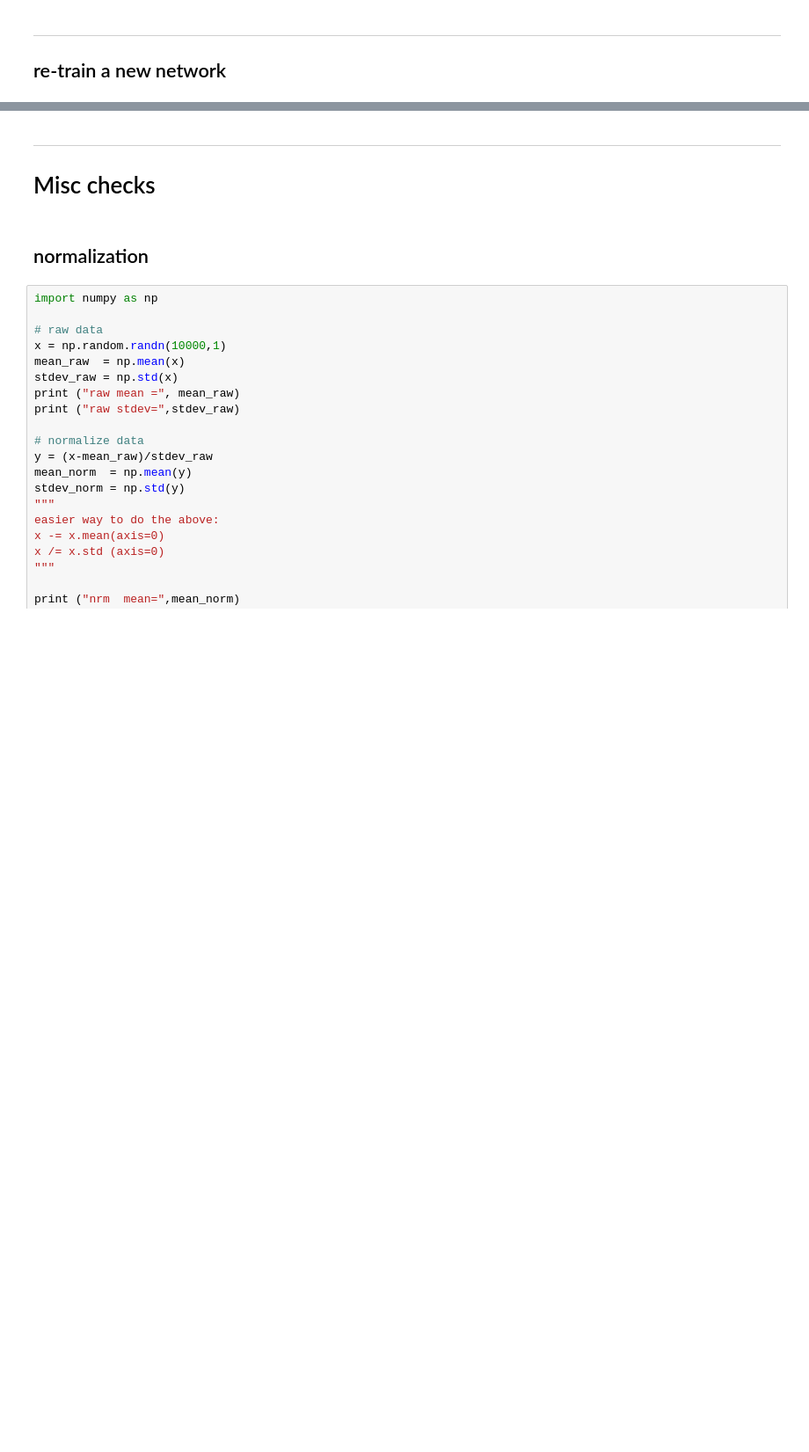
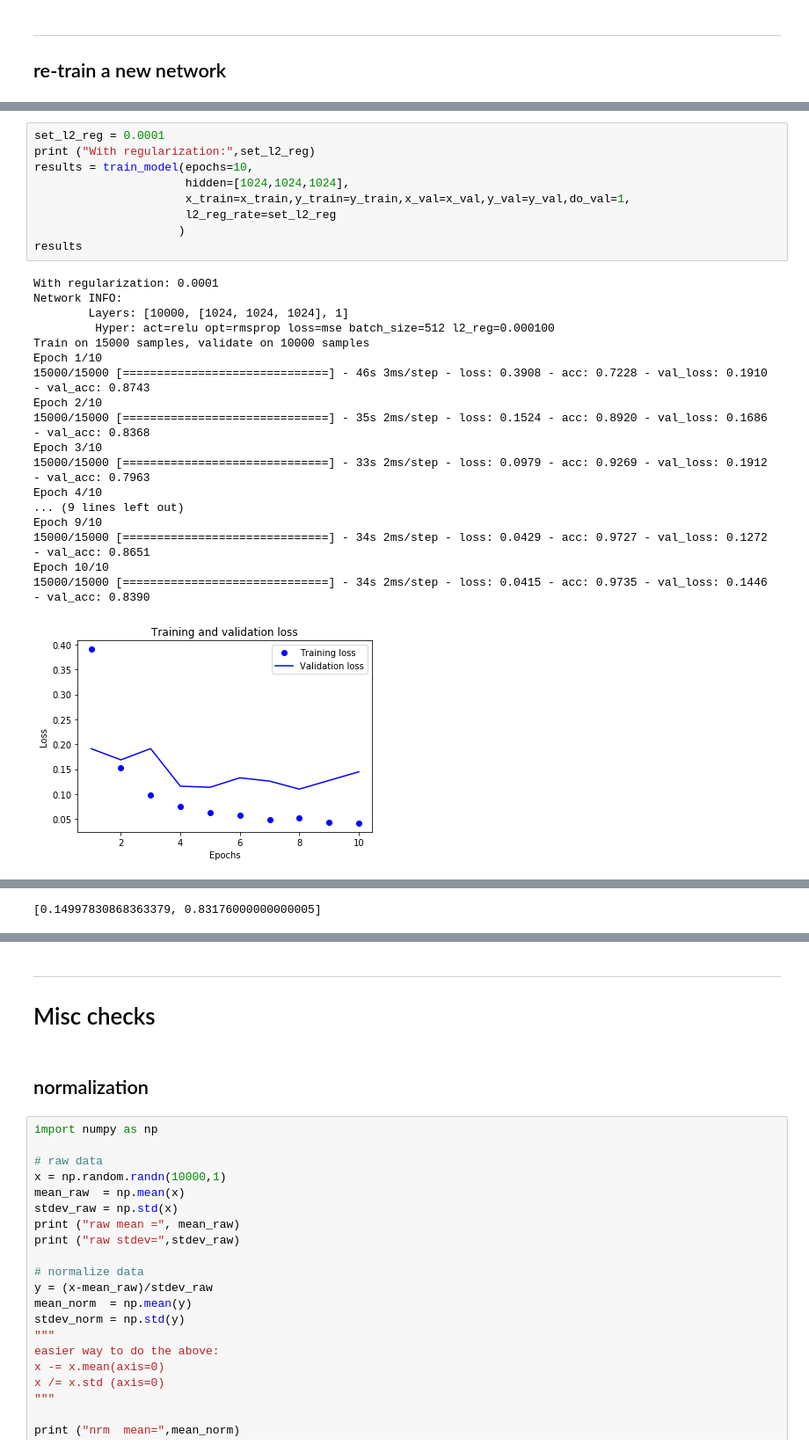
Before and after one commit to sudzam/ProjectX, a Jupyter notebook: sandbox/sudi/jupyter/Trial.ipynb, the cells around one changed output, grey strips where cells are left out. Shown at 88% size. Saved outputs shown, nothing was run; the diff lists cells and outputs as text; blank space fills up the shorter version.

```diff
--- a/sandbox/sudi/jupyter/Trial.ipynb
+++ b/sandbox/sudi/jupyter/Trial.ipynb
@@ -149,0 +198,28 @@ INFO: model evaluation ..
+# %%
+set_l2_reg = 0.0001
+print ("With regularization:",set_l2_reg)
+results = train_model(epochs=10,
+                      hidden=[1024,1024,1024],
+                      x_train=x_train,y_train=y_train,x_val=x_val,y_val=y_val,do_val=1,
+                      l2_reg_rate=set_l2_reg
+                     )
+results
+# %% [output]
+With regularization: 0.0001
+Network INFO:
+        Layers: [10000, [1024, 1024, 1024], 1]
+         Hyper: act=relu opt=rmsprop loss=mse batch_size=512 l2_reg=0.000100
+Train on 15000 samples, validate on 10000 samples
+Epoch 1/10
+15000/15000 [==============================] - 46s 3ms/step - loss: 0.3908 - acc: 0.7228 - val_loss: 0.1910 - val_acc: 0.8743
+Epoch 2/10
+15000/15000 [==============================] - 35s 2ms/step - loss: 0.1524 - acc: 0.8920 - val_loss: 0.1686 - val_acc: 0.8368
+Epoch 3/10
+15000/15000 [==============================] - 33s 2ms/step - loss: 0.0979 - acc: 0.9269 - val_loss: 0.1912 - val_acc: 0.7963
+Epoch 4/10
+... (9 lines left out)
+Epoch 9/10
+15000/15000 [==============================] - 34s 2ms/step - loss: 0.0429 - acc: 0.9727 - val_loss: 0.1272 - val_acc: 0.8651
+Epoch 10/10
+15000/15000 [==============================] - 34s 2ms/step - loss: 0.0415 - acc: 0.9735 - val_loss: 0.1446 - val_acc: 0.8390
+[figure, added]
@@ -149,0 +228 @@ INFO: model evaluation ..
+[0.14997830868363379, 0.83176000000000005]
```
Also changed, not shown: parts of 9 cells of this notebook.
